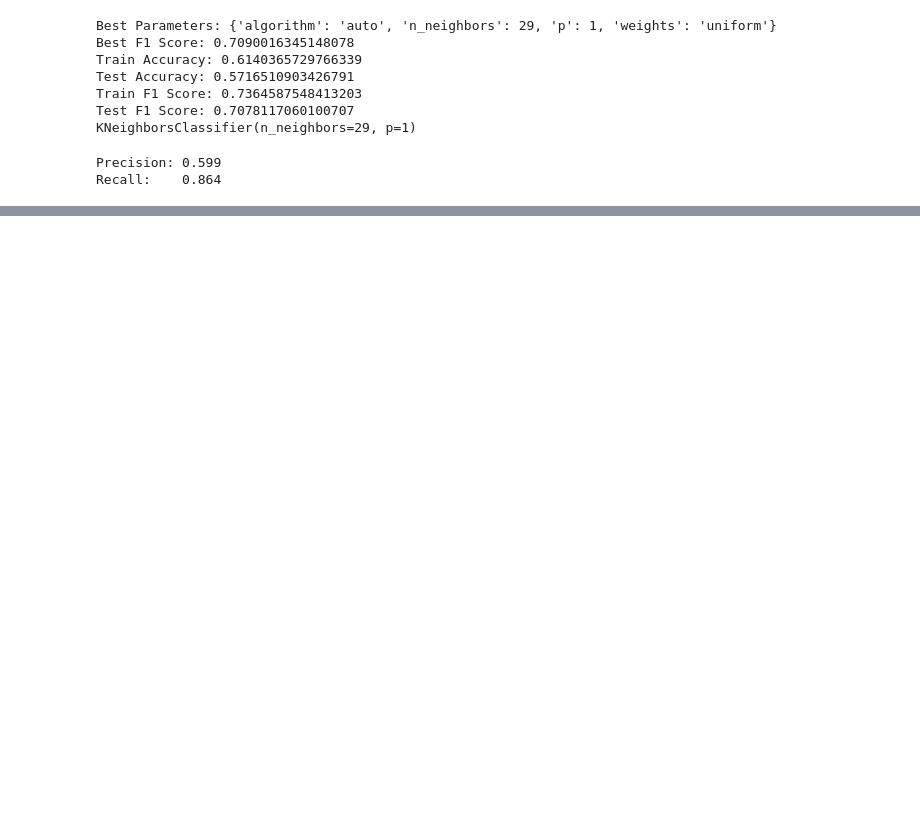
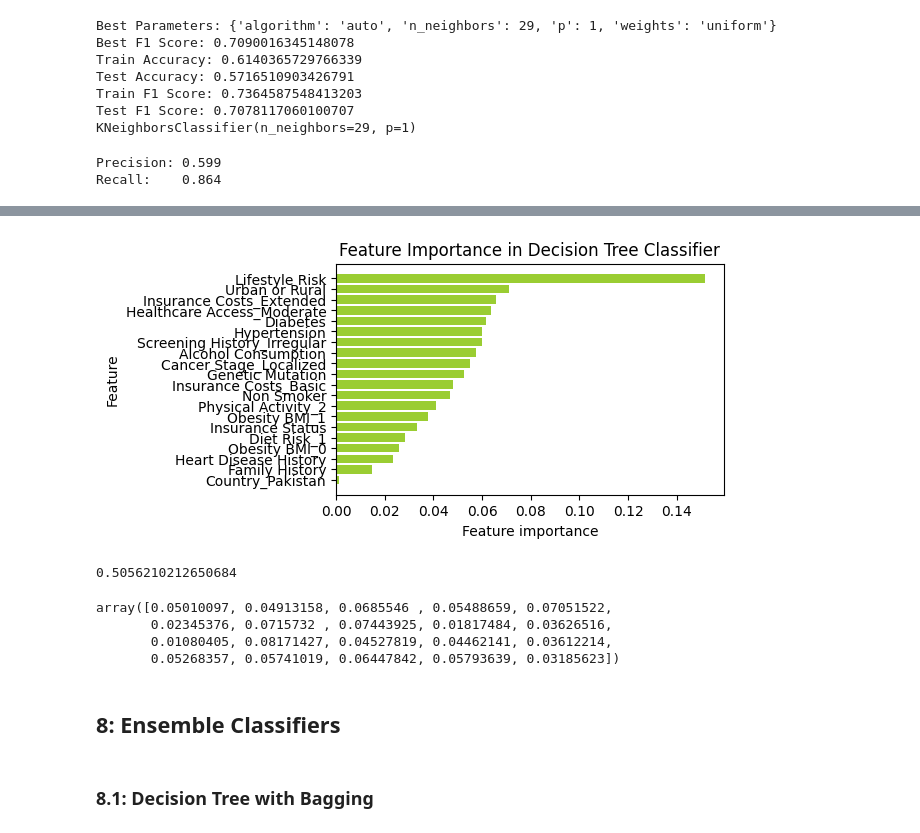
Before and after one commit to rgerc8/dm2-class-cancer, a Jupyter notebook: main.ipynb, the cells around one changed output, grey strips where cells are left out. Cells and saved outputs as stored; diff of their text form; code cells hidden in the pictures; blank space fills up the shorter version.

```diff
--- a/main.ipynb
+++ b/main.ipynb
@@ -615,0 +707,42 @@ Recall:    0.864
+# %%
+def plot_feature_importances(model, DF):
+    # Get feature importances and names
+    importances = model.feature_importances_
+    feature_names = DF.columns
+
+    # Sort features by importance (descending order)
+    indices = np.argsort(importances)
+    sorted_importances = importances[indices]
+    sorted_feature_names = feature_names[indices]
+
+    # Plot
+    plt.figure(figsize=(5,3))
+    plt.barh(range(len(importances)), sorted_importances, color='yellowgreen')
+    plt.yticks(np.arange(len(importances)), sorted_feature_names)
+    plt.xlabel("Feature importance")
+    plt.ylabel("Feature")
+    plt.title('Feature Importance in Decision Tree Classifier')
+    plt.show()
+
+
+plot_feature_importances(grid_search.best_estimator_,X_train_mi)
+# %% [output]
+[figure, added]
+# %%
+modelDT = DecisionTreeClassifier(random_state=5, class_weight='balanced')
+modelDT.fit(X_train_mi, y_train)
+y_pred = modelDT.predict(X_test_mi)
+modelDT.score(X_test_mi, y_test)
+# %% [output]
+0.5056210212650684
+# %%
+modelDT.feature_importances_
+# %% [output]
+array([0.05010097, 0.04913158, 0.0685546 , 0.05488659, 0.07051522,
+       0.02345376, 0.0715732 , 0.07443925, 0.01817484, 0.03626516,
+       0.01080405, 0.08171427, 0.04527819, 0.04462141, 0.03612214,
+       0.05268357, 0.05741019, 0.06447842, 0.05793639, 0.03185623])
+# %% [markdown]
+## 8: Ensemble Classifiers
+# %% [markdown]
+### 8.1: Decision Tree with Bagging
```
Also changed, not shown: parts of 18 cells of this notebook.
